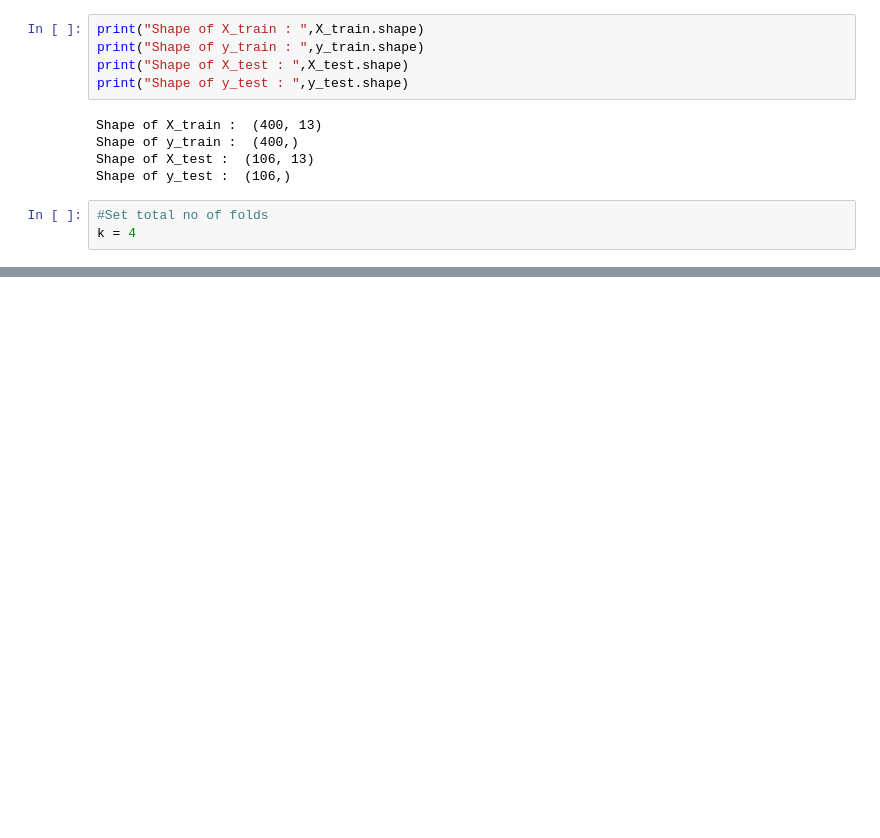
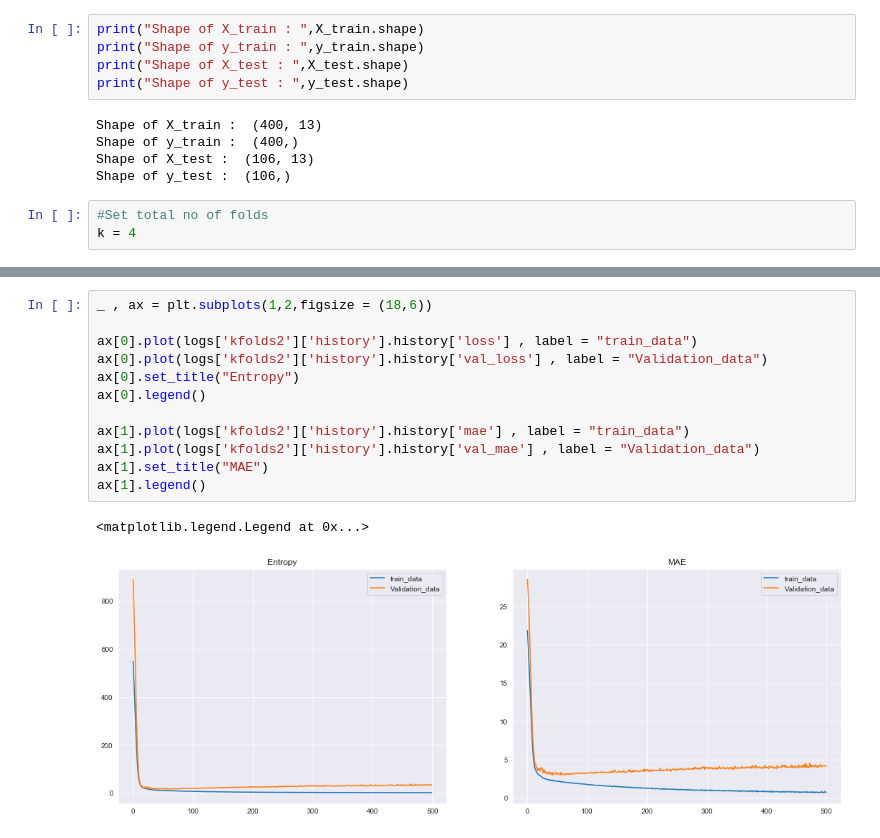
Before and after one commit to ANKITPODDER2000/Deep-Learning-with-Python, a Jupyter notebook: Boston DataSet.ipynb, the cells around one changed output, grey strips where cells are left out. Cells and saved outputs as stored; diff of their text form; blank space fills up the shorter version.

```diff
--- a/Boston DataSet.ipynb
+++ b/Boston DataSet.ipynb
@@ -171,0 +244,15 @@ def model()
+# %%
+_ , ax = plt.subplots(1,2,figsize = (18,6))
+
+ax[0].plot(logs['kfolds2']['history'].history['loss'] , label = "train_data")
+ax[0].plot(logs['kfolds2']['history'].history['val_loss'] , label = "Validation_data")
+ax[0].set_title("Entropy")
+ax[0].legend()
+
+ax[1].plot(logs['kfolds2']['history'].history['mae'] , label = "train_data")
+ax[1].plot(logs['kfolds2']['history'].history['val_mae'] , label = "Validation_data")
+ax[1].set_title("MAE")
+ax[1].legend()
+# %% [output]
+<matplotlib.legend.Legend at 0x...>
+[figure, added]
```
Also changed, not shown: parts of 11 cells of this notebook.
